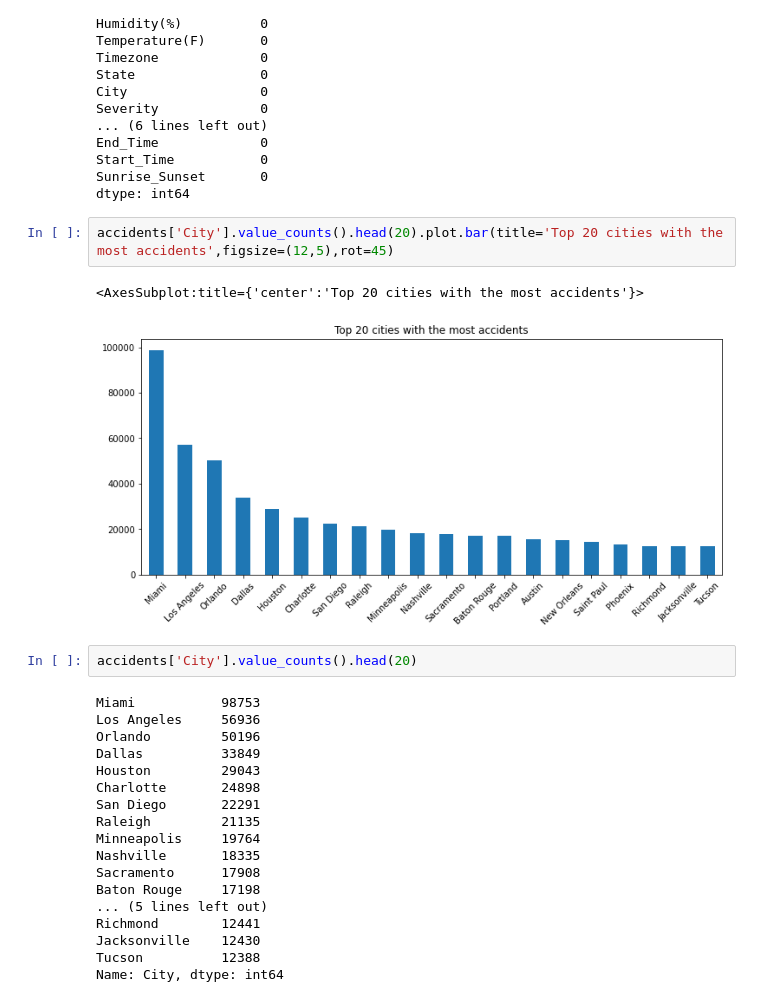
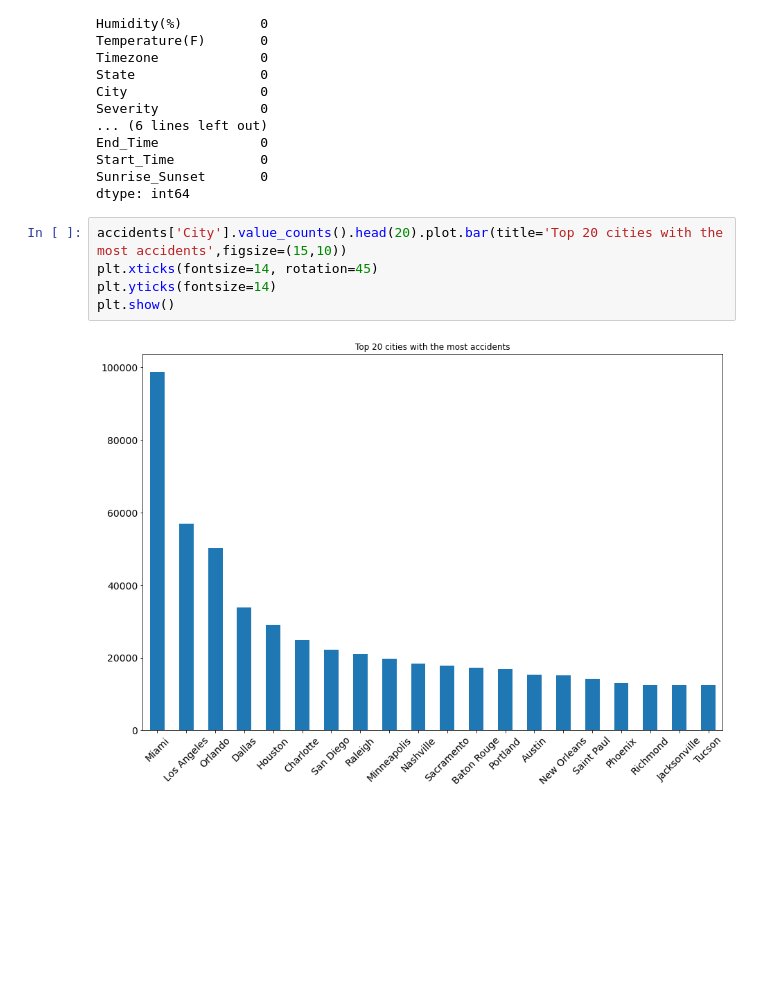
Before and after one commit to NikosKefalas/Car-Accidents-EDA, a Jupyter notebook: Analysis/Car Accident Analysis.ipynb, the cells around one changed output. Cells and saved outputs as stored; diff of their text form; blank space fills up the shorter version.

```diff
--- a/Analysis/Car Accident Analysis.ipynb
+++ b/Analysis/Car Accident Analysis.ipynb
@@ -269,28 +290,10 @@ Start_Time           0
 Sunrise_Sunset       0
 dtype: int64
 # %%
-accidents['City'].value_counts().head(20).plot.bar(title='Top 20 cities with the most accidents',figsize=(12,5),rot=45)
+accidents['City'].value_counts().head(20).plot.bar(title='Top 20 cities with the most accidents',figsize=(15,10))
+plt.xticks(fontsize=14, rotation=45)
+plt.yticks(fontsize=14)
+plt.show()
 # %% [output]
-<AxesSubplot:title={'center':'Top 20 cities with the most accidents'}>
-[figure, old version]
+[figure, new version]
-# %%
-accidents['City'].value_counts().head(20)
-# %% [output]
-Miami           98753
-Los Angeles     56936
-Orlando         50196
-Dallas          33849
-Houston         29043
-Charlotte       24898
-San Diego       22291
-Raleigh         21135
-Minneapolis     19764
-Nashville       18335
-Sacramento      17908
-Baton Rouge     17198
-... (5 lines left out)
-Richmond        12441
-Jacksonville    12430
-Tucson          12388
-Name: City, dtype: int64
 # %%
```
Also changed, not shown: parts of 20 cells of this notebook.
